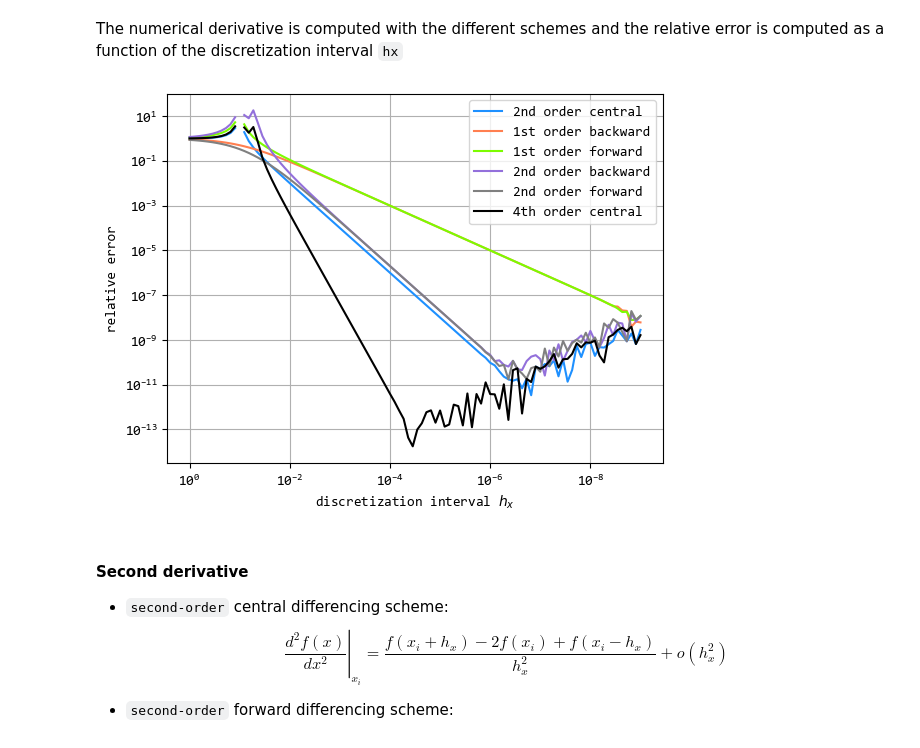
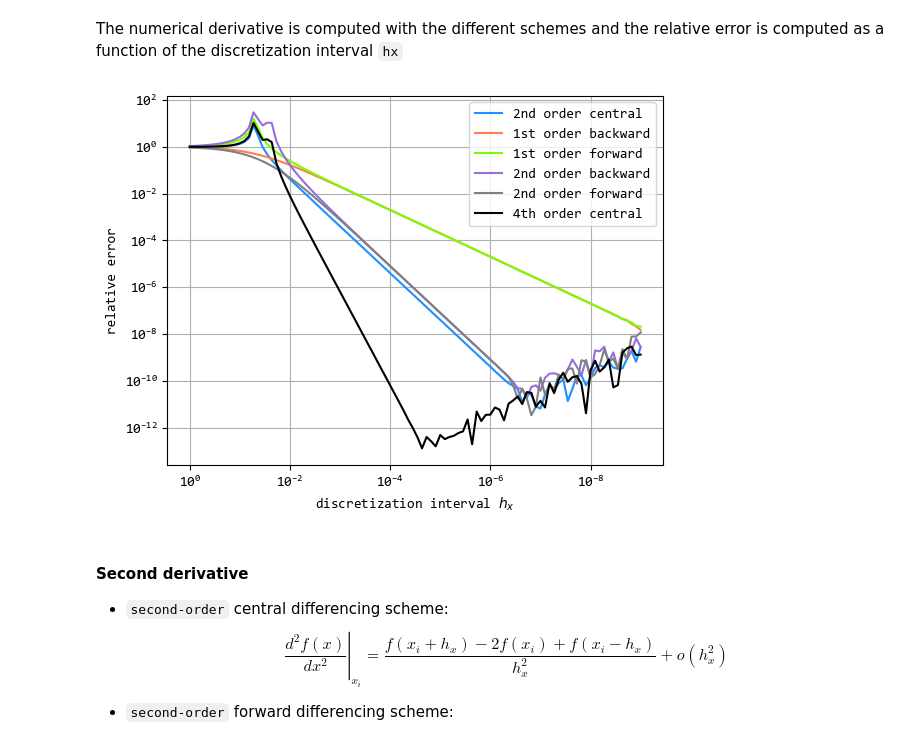
Before and after one commit to eliaferretti/differencing-schemes, a Jupyter notebook: differencing-schemes.ipynb, the cells around one changed output. Drawn from its saved outputs; the diff is of its cells as text; code cells hidden in the pictures.

```diff
--- a/differencing-schemes.ipynb
+++ b/differencing-schemes.ipynb
@@ -82,7 +82,7 @@ plt.rcParams['figure.dpi'] = 100
 plt.rcParams["font.family"] = "Consolas"
 
 # point where derivatives are computed
-x0 = 0.1
+x0 = 0.05
 
 # define a vector of discretization intervals
 N = 100
@@ -94,34 +94,34 @@ cdf,bdf,fdf,bdf2,fdf2,cdf4 = np.zeros(N),np.zeros(N),np.zeros(N),np.zeros(N),np.
 for i in range(0,N):
     # compute numerical derivatives
     cdf[i] = central_2nd_differencing_scheme(f,x0,hx[i])
     bdf[i] = forward_1st_differencing_scheme(f,x0,hx[i])
     fdf[i] = backward_1st_differencing_scheme(f,x0,hx[i])
     bdf2[i] = backward_2nd_differencing_scheme(f,x0,hx[i])
     fdf2[i] = forward_2nd_differencing_scheme(f,x0,hx[i])
     cdf4[i] = central_4th_differencing_scheme(f,x0,hx[i])
 
 # compute relative errors
 error_cdf =  abs(cdf - f1(x0))/abs(f1(x0))
 error_bdf =  abs(bdf - f1(x0))/abs(f1(x0))
 error_fdf =  abs(fdf - f1(x0))/abs(f1(x0))
 error_bdf2 = abs(bdf2 - f1(x0))/abs(f1(x0))
 error_fdf2 = abs(fdf2 - f1(x0))/abs(f1(x0))
 error_cdf4 = abs(cdf4 - f1(x0))/abs(f1(x0))
 
 # plot the errors in a log-log plot
 fig,ax = plt.subplots()
 ax.loglog(hx,error_cdf,label="2nd order central",color="dodgerblue")
 ax.loglog(hx,error_bdf,label="1st order backward",color="coral")
 ax.loglog(hx,error_fdf,label="1st order forward",color="lawngreen")
 ax.loglog(hx,error_bdf2,label="2nd order backward",color="mediumpurple")
 ax.loglog(hx,error_fdf2,label="2nd order forward",color="gray")
 ax.loglog(hx,error_cdf4,label="4th order central",color="black")
 ax.set_xlabel("discretization interval $h_x$")
 ax.set_ylabel("relative error")
 ax.legend(); ax.grid()
 ax.invert_xaxis()
 # %% [output]
-[figure, old version]
+[figure, new version]
 # %% [markdown]
 #### Second derivative ####
 
```
Also changed, not shown: parts of 1 cell of this notebook.
